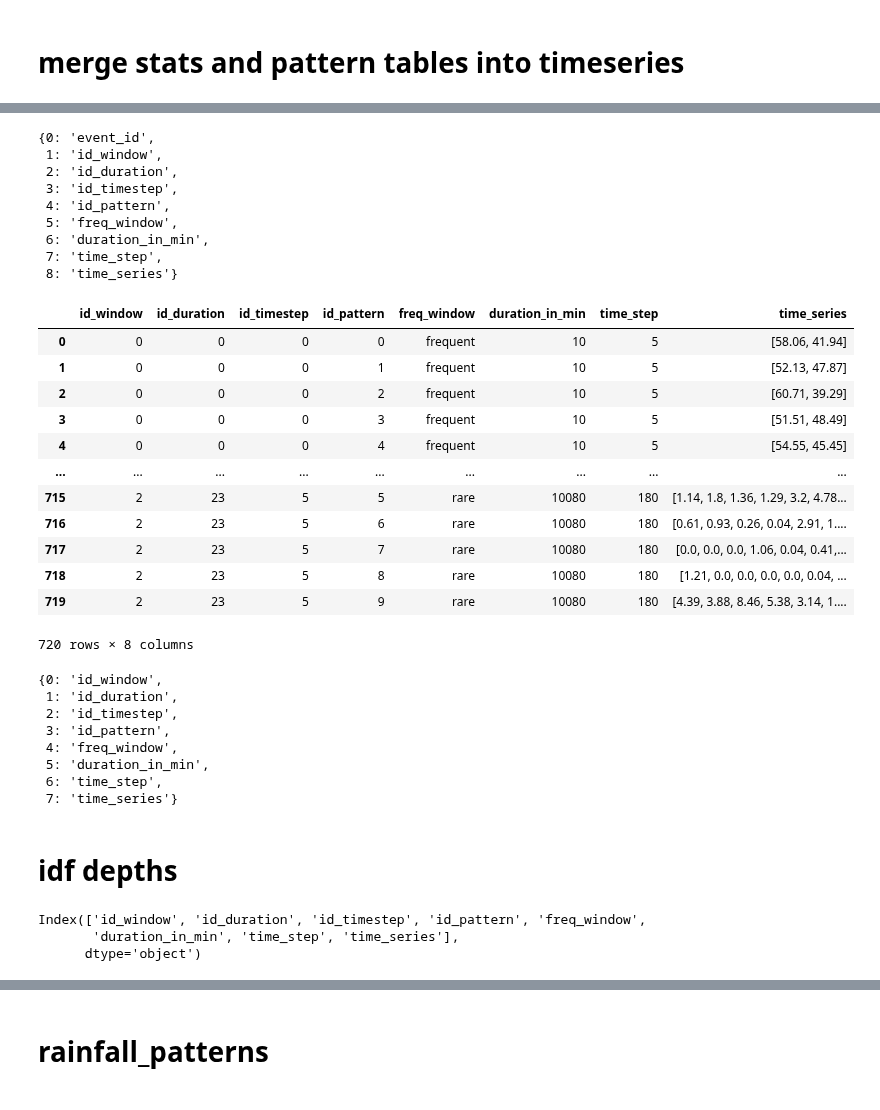
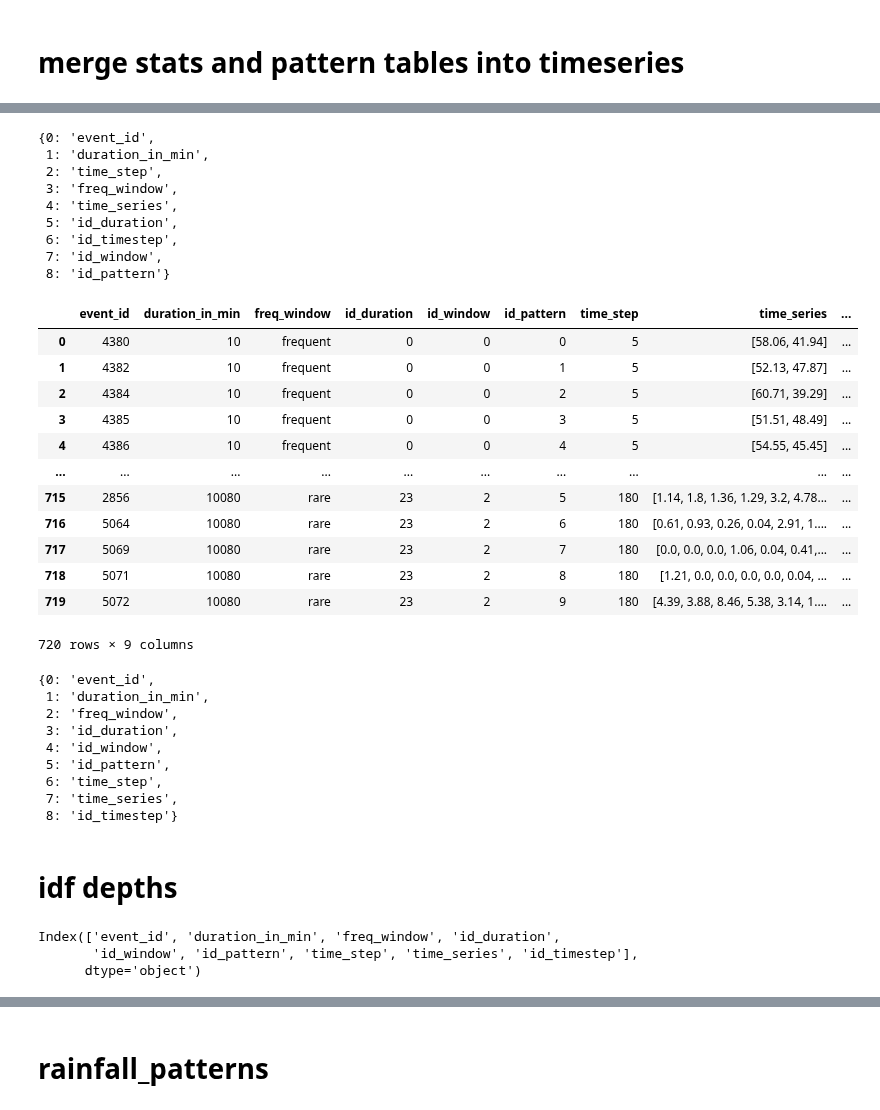
Before and after one commit to Holger-Paxi/Flood_Estimation, a Jupyter notebook: Assignment_3__1st.ipynb, the cells around one changed output, grey strips where cells are left out. Drawn from its saved outputs; the diff is of its cells as text; code cells hidden in the pictures.

```diff
--- a/Assignment_3__1st.ipynb
+++ b/Assignment_3__1st.ipynb
@@ -539,7 +543,7 @@ df_storm_stats.rename(columns={'Event_ID':'event_id', 'Burst_Duration_in_min':'d
 df_storm_stats['id_duration'] = pd.Series(data=np.unique(ar=df_storm_stats.duration_in_min.to_numpy(), return_inverse=True)[1])
 df_storm_stats['id_window'] = pd.Series(data=np.unique(ar=df_storm_stats.freq_window.to_numpy(), return_inverse=True)[1])
 df_storm_stats['id_pattern'] = pd.Series(data=list(np.arange(stop=10))*int(len(df_storm_stats)/10))
-df_storm_stats = df_storm_stats[df_storm_stats.columns[[0,4,3,5,2,1]]]
+# df_storm_stats = df_storm_stats[df_storm_stats.columns[[0,4,3,5,2,1]]]
 
 df_storm_stats
 # %% [output]
@@ -558,7 +562,6 @@ df_storm_stats
 720 rows × 6 columns
 # %%
 df_temp_pattern = temp_pattern_table.copy()
-# df_temp_pattern['time_series'] = df_temp_pattern.apply(func=lambda arg: arg.to_numpy()[5:], axis=1)
 df_temp_pattern['time_series'] = df_temp_pattern.apply(func=lambda arg: [ind for ind in arg.to_list()[5:] if str(ind) != 'nan'], axis=1)
 df_temp_pattern.drop(columns=df_temp_pattern.columns[5:-1], inplace=True)
 df_temp_pattern.drop(columns='Region', inplace=True)
@@ -567,7 +570,7 @@ df_temp_pattern['id_duration'] = pd.Series(data=np.unique(ar=df_temp_pattern.dur
 df_temp_pattern['id_timestep'] = pd.Series(data=np.unique(ar=df_temp_pattern.time_step.to_numpy(), return_inverse=True)[1])
 df_temp_pattern['id_window'] = pd.Series(data=np.unique(ar=df_temp_pattern.freq_window.to_numpy(), return_inverse=True)[1])
 df_temp_pattern['id_pattern'] = pd.Series(data=list(np.arange(stop=10))*int(len(df_temp_pattern)/10))
-df_temp_pattern = df_temp_pattern[df_temp_pattern.columns[[0,7,5,6,8,3,1,2,4]]]
+# df_temp_pattern = df_temp_pattern[df_temp_pattern.columns[[0,7,5,6,8,3,1,2,4]]]
 
 df_temp_pattern
 # %% [output]
@@ -588,53 +591,55 @@ df_temp_pattern
 {key:val for key,val in enumerate(df_temp_pattern)}
 # %% [output]
 {0: 'event_id',
- 1: 'id_window',
- 2: 'id_duration',
- 3: 'id_timestep',
- 4: 'id_pattern',
- 5: 'freq_window',
- 6: 'duration_in_min',
- 7: 'time_step',
- 8: 'time_series'}
+ 1: 'duration_in_min',
+ 2: 'time_step',
+ 3: 'freq_window',
+ 4: 'time_series',
+ 5: 'id_duration',
+ 6: 'id_timestep',
+ 7: 'id_window',
+ 8: 'id_pattern'}
 # %%
-df_timeseries = pd.merge(left=df_storm_stats, right=df_temp_pattern, how='inner', on='event_id')# left_on='Event_ID', right_on='EventID')
-df_timeseries.drop(columns=df_timeseries.columns[[0,6,7,9,10,11]], inplace=True)
-df_timeseries.rename(columns=df_timeseries.columns[:5].to_series().str.rsplit(pat='_', n=1).str[0].to_dict(), inplace=True)
-df_timeseries = df_timeseries[df_timeseries.columns[[0,1,5,2,3,4,6,7]]]
+df_timeseries = pd.merge(left=df_storm_stats, right=df_temp_pattern, how='inner', on='event_id', suffixes=(None, '__del'))# left_on='Event_ID', right_on='EventID')
+df_timeseries.drop(columns=[ind for ind in df_timeseries.columns.to_list() if ind.rsplit(sep='__', maxsplit=1)[-1] == 'del'], inplace=True)
+# df_timeseries.drop(columns=df_timeseries.columns[[0,6,7,9,10,11]], inplace=True)
+# df_timeseries.rename(columns=df_timeseries.columns[:5].to_series().str.rsplit(pat='_', n=1).str[0].to_dict(), inplace=True)
+# df_timeseries = df_timeseries[df_timeseries.columns[[0,1,5,2,3,4,6,7]]]
 
 df_timeseries
 # %% [output]
-|  | id_window | id_duration | id_timestep | id_pattern | freq_window | duration_in_min | time_step | time_series |
-| 0 | 0 | 0 | 0 | 0 | frequent | 10 | 5 | [58.06, 41.94] |
-| 1 | 0 | 0 | 0 | 1 | frequent | 10 | 5 | [52.13, 47.87] |
-| 2 | 0 | 0 | 0 | 2 | frequent | 10 | 5 | [60.71, 39.29] |
-| 3 | 0 | 0 | 0 | 3 | frequent | 10 | 5 | [51.51, 48.49] |
-| 4 | 0 | 0 | 0 | 4 | frequent | 10 | 5 | [54.55, 45.45] |
-| ... | ... | ... | ... | ... | ... | ... | ... | ... |
-| 715 | 2 | 23 | 5 | 5 | rare | 10080 | 180 | [1.14, 1.8, 1.36, 1.29, 3.2, 4.78... |
-| 716 | 2 | 23 | 5 | 6 | rare | 10080 | 180 | [0.61, 0.93, 0.26, 0.04, 2.91, 1.... |
-| 717 | 2 | 23 | 5 | 7 | rare | 10080 | 180 | [0.0, 0.0, 0.0, 1.06, 0.04, 0.41,... |
-| 718 | 2 | 23 | 5 | 8 | rare | 10080 | 180 | [1.21, 0.0, 0.0, 0.0, 0.0, 0.04, ... |
-| 719 | 2 | 23 | 5 | 9 | rare | 10080 | 180 | [4.39, 3.88, 8.46, 5.38, 3.14, 1.... |
+|  | event_id | duration_in_min | freq_window | id_duration | id_window | id_pattern | time_step | time_series | ... |
+| 0 | 4380 | 10 | frequent | 0 | 0 | 0 | 5 | [58.06, 41.94] | ... |
+| 1 | 4382 | 10 | frequent | 0 | 0 | 1 | 5 | [52.13, 47.87] | ... |
+| 2 | 4384 | 10 | frequent | 0 | 0 | 2 | 5 | [60.71, 39.29] | ... |
+| 3 | 4385 | 10 | frequent | 0 | 0 | 3 | 5 | [51.51, 48.49] | ... |
+| 4 | 4386 | 10 | frequent | 0 | 0 | 4 | 5 | [54.55, 45.45] | ... |
+| ... | ... | ... | ... | ... | ... | ... | ... | ... | ... |
+| 715 | 2856 | 10080 | rare | 23 | 2 | 5 | 180 | [1.14, 1.8, 1.36, 1.29, 3.2, 4.78... | ... |
+| 716 | 5064 | 10080 | rare | 23 | 2 | 6 | 180 | [0.61, 0.93, 0.26, 0.04, 2.91, 1.... | ... |
+| 717 | 5069 | 10080 | rare | 23 | 2 | 7 | 180 | [0.0, 0.0, 0.0, 1.06, 0.04, 0.41,... | ... |
+| 718 | 5071 | 10080 | rare | 23 | 2 | 8 | 180 | [1.21, 0.0, 0.0, 0.0, 0.0, 0.04, ... | ... |
+| 719 | 5072 | 10080 | rare | 23 | 2 | 9 | 180 | [4.39, 3.88, 8.46, 5.38, 3.14, 1.... | ... |
-720 rows × 8 columns
+720 rows × 9 columns
 # %%
 {key:val for key,val in enumerate(df_timeseries)}
 # %% [output]
-{0: 'id_window',
- 1: 'id_duration',
- 2: 'id_timestep',
- 3: 'id_pattern',
- 4: 'freq_window',
- 5: 'duration_in_min',
+{0: 'event_id',
+ 1: 'duration_in_min',
+ 2: 'freq_window',
+ 3: 'id_duration',
+ 4: 'id_window',
+ 5: 'id_pattern',
  6: 'time_step',
- 7: 'time_series'}
+ 7: 'time_series',
+ 8: 'id_timestep'}
 # %% [markdown]
 # idf depths
 # %%
 df_timeseries.columns
 # %% [output]
-Index(['id_window', 'id_duration', 'id_timestep', 'id_pattern', 'freq_window',
-       'duration_in_min', 'time_step', 'time_series'],
+Index(['event_id', 'duration_in_min', 'freq_window', 'id_duration',
+       'id_window', 'id_pattern', 'time_step', 'time_series', 'id_timestep'],
       dtype='object')
 # %%
 df_map = df_timeseries.copy()
```
Also changed, not shown: parts of 31 cells of this notebook.
